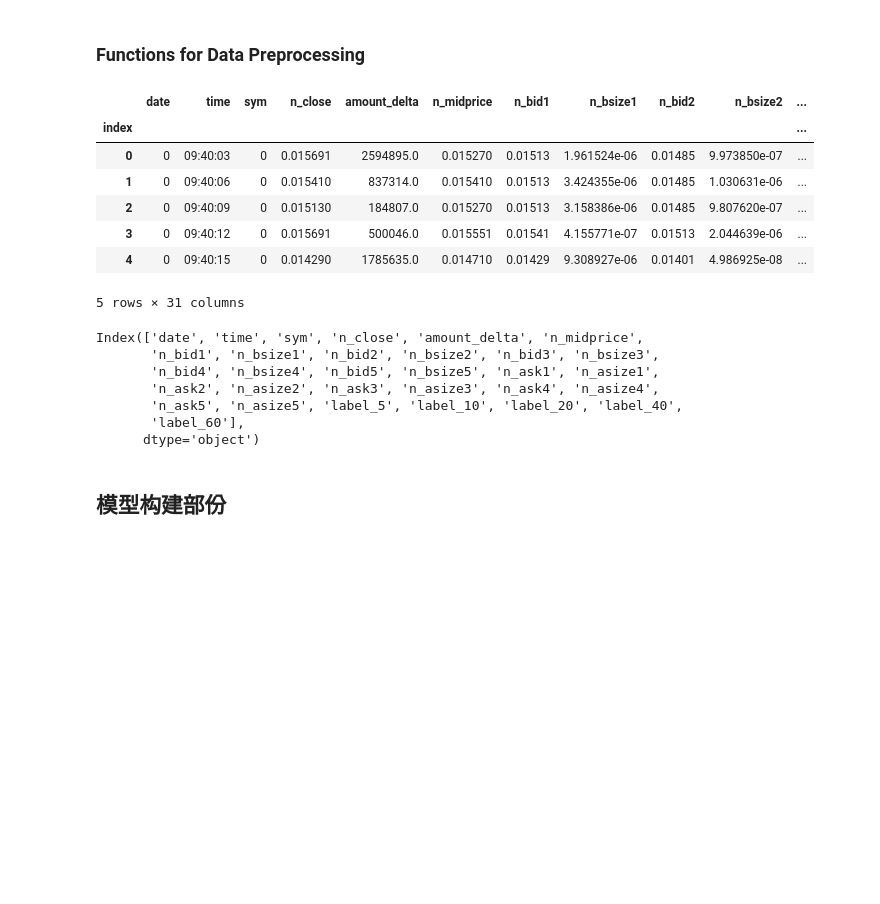
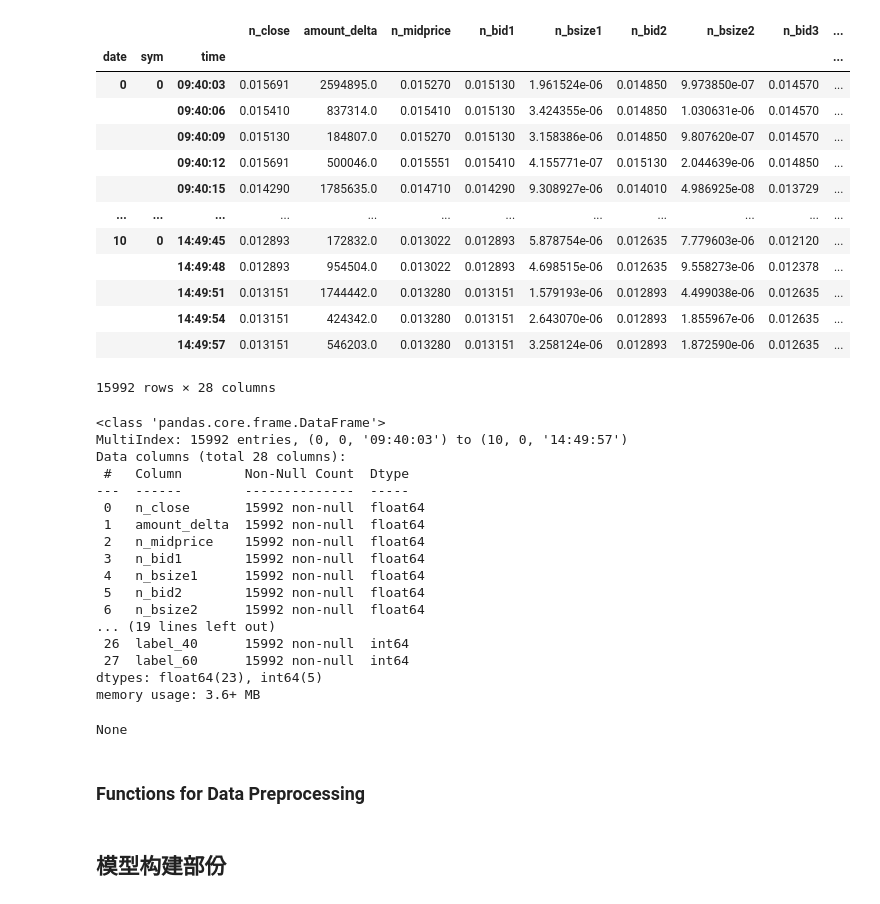
Before and after one commit to YuchenLiang00/AFT_modelling, a Jupyter notebook: model_filter.ipynb, the cells around one changed output. Saved outputs shown, nothing was run; the diff lists cells and outputs as text; code cells hidden in the pictures; blank space fills up the shorter version.

Commit message:
compress data

```diff
--- a/model_filter.ipynb
+++ b/model_filter.ipynb
@@ -11,3 +11,43 @@ import glob
 from sklearn.model_selection import train_test_split
 # %%
 data_dir = './AI量化模型预测挑战赛公开数据/'
+# %%
+data = pd.read_csv('input_sample.csv')
+data = data.set_index(['date','sym','time'])
+display(data)
+display(data.info())
+
+data['amount_delta'] = data['amount_delta'].apply(lambda x : 0 if np.isinf(x) is True else x)
+# %% [output]
+|  |  |  | n_close | amount_delta | n_midprice | n_bid1 | n_bsize1 | n_bid2 | n_bsize2 | n_bid3 | ... |
+| date | sym | time |  |  |  |  |  |  |  |  | ... |
+| 0 | 0 | 09:40:03 | 0.015691 | 2594895.0 | 0.015270 | 0.015130 | 1.961524e-06 | 0.014850 | 9.973850e-07 | 0.014570 | ... |
+|  |  | 09:40:06 | 0.015410 | 837314.0 | 0.015410 | 0.015130 | 3.424355e-06 | 0.014850 | 1.030631e-06 | 0.014570 | ... |
+|  |  | 09:40:09 | 0.015130 | 184807.0 | 0.015270 | 0.015130 | 3.158386e-06 | 0.014850 | 9.807620e-07 | 0.014570 | ... |
+|  |  | 09:40:12 | 0.015691 | 500046.0 | 0.015551 | 0.015410 | 4.155771e-07 | 0.015130 | 2.044639e-06 | 0.014850 | ... |
+|  |  | 09:40:15 | 0.014290 | 1785635.0 | 0.014710 | 0.014290 | 9.308927e-06 | 0.014010 | 4.986925e-08 | 0.013729 | ... |
+| ... | ... | ... | ... | ... | ... | ... | ... | ... | ... | ... | ... |
+| 10 | 0 | 14:49:45 | 0.012893 | 172832.0 | 0.013022 | 0.012893 | 5.878754e-06 | 0.012635 | 7.779603e-06 | 0.012120 | ... |
+|  |  | 14:49:48 | 0.012893 | 954504.0 | 0.013022 | 0.012893 | 4.698515e-06 | 0.012635 | 9.558273e-06 | 0.012378 | ... |
+|  |  | 14:49:51 | 0.013151 | 1744442.0 | 0.013280 | 0.013151 | 1.579193e-06 | 0.012893 | 4.499038e-06 | 0.012635 | ... |
+|  |  | 14:49:54 | 0.013151 | 424342.0 | 0.013280 | 0.013151 | 2.643070e-06 | 0.012893 | 1.855967e-06 | 0.012635 | ... |
+|  |  | 14:49:57 | 0.013151 | 546203.0 | 0.013280 | 0.013151 | 3.258124e-06 | 0.012893 | 1.872590e-06 | 0.012635 | ... |
+15992 rows × 28 columns
+<class 'pandas.core.frame.DataFrame'>
+MultiIndex: 15992 entries, (0, 0, '09:40:03') to (10, 0, '14:49:57')
+Data columns (total 28 columns):
+ #   Column        Non-Null Count  Dtype
+---  ------        --------------  -----
+ 0   n_close       15992 non-null  float64
+ 1   amount_delta  15992 non-null  float64
+ 2   n_midprice    15992 non-null  float64
+ 3   n_bid1        15992 non-null  float64
+ 4   n_bsize1      15992 non-null  float64
+ 5   n_bid2        15992 non-null  float64
+ 6   n_bsize2      15992 non-null  float64
+... (19 lines left out)
+ 26  label_40      15992 non-null  int64
+ 27  label_60      15992 non-null  int64
+dtypes: float64(23), int64(5)
+memory usage: 3.6+ MB
+None
@@ -36,27 +87,6 @@ def realised_volatility(series: pd.Series) -> pd.Series:
 
 def count_unique(series: pd.Series) -> int:
     return len(np.unique(series))
-# %%
-data = pd.read_csv('input_sample.csv')
-data.index.name = 'index'
-display(data.head())
-display(data.columns)
-# %% [output]
-|  | date | time | sym | n_close | amount_delta | n_midprice | n_bid1 | n_bsize1 | n_bid2 | n_bsize2 | ... |
-| index |  |  |  |  |  |  |  |  |  |  | ... |
-| 0 | 0 | 09:40:03 | 0 | 0.015691 | 2594895.0 | 0.015270 | 0.01513 | 1.961524e-06 | 0.01485 | 9.973850e-07 | ... |
-| 1 | 0 | 09:40:06 | 0 | 0.015410 | 837314.0 | 0.015410 | 0.01513 | 3.424355e-06 | 0.01485 | 1.030631e-06 | ... |
-| 2 | 0 | 09:40:09 | 0 | 0.015130 | 184807.0 | 0.015270 | 0.01513 | 3.158386e-06 | 0.01485 | 9.807620e-07 | ... |
-| 3 | 0 | 09:40:12 | 0 | 0.015691 | 500046.0 | 0.015551 | 0.01541 | 4.155771e-07 | 0.01513 | 2.044639e-06 | ... |
-| 4 | 0 | 09:40:15 | 0 | 0.014290 | 1785635.0 | 0.014710 | 0.01429 | 9.308927e-06 | 0.01401 | 4.986925e-08 | ... |
-5 rows × 31 columns
-Index(['date', 'time', 'sym', 'n_close', 'amount_delta', 'n_midprice',
-       'n_bid1', 'n_bsize1', 'n_bid2', 'n_bsize2', 'n_bid3', 'n_bsize3',
-       'n_bid4', 'n_bsize4', 'n_bid5', 'n_bsize5', 'n_ask1', 'n_asize1',
-       'n_ask2', 'n_asize2', 'n_ask3', 'n_asize3', 'n_ask4', 'n_asize4',
-       'n_ask5', 'n_asize5', 'label_5', 'label_10', 'label_20', 'label_40',
-       'label_60'],
-      dtype='object')
 # %%
 features = data.columns.to_list()  # 先简单地将所有的列都当作特征。
 # %% [markdown]
```
Also changed, not shown: parts of 9 cells of this notebook, 5 other files.
